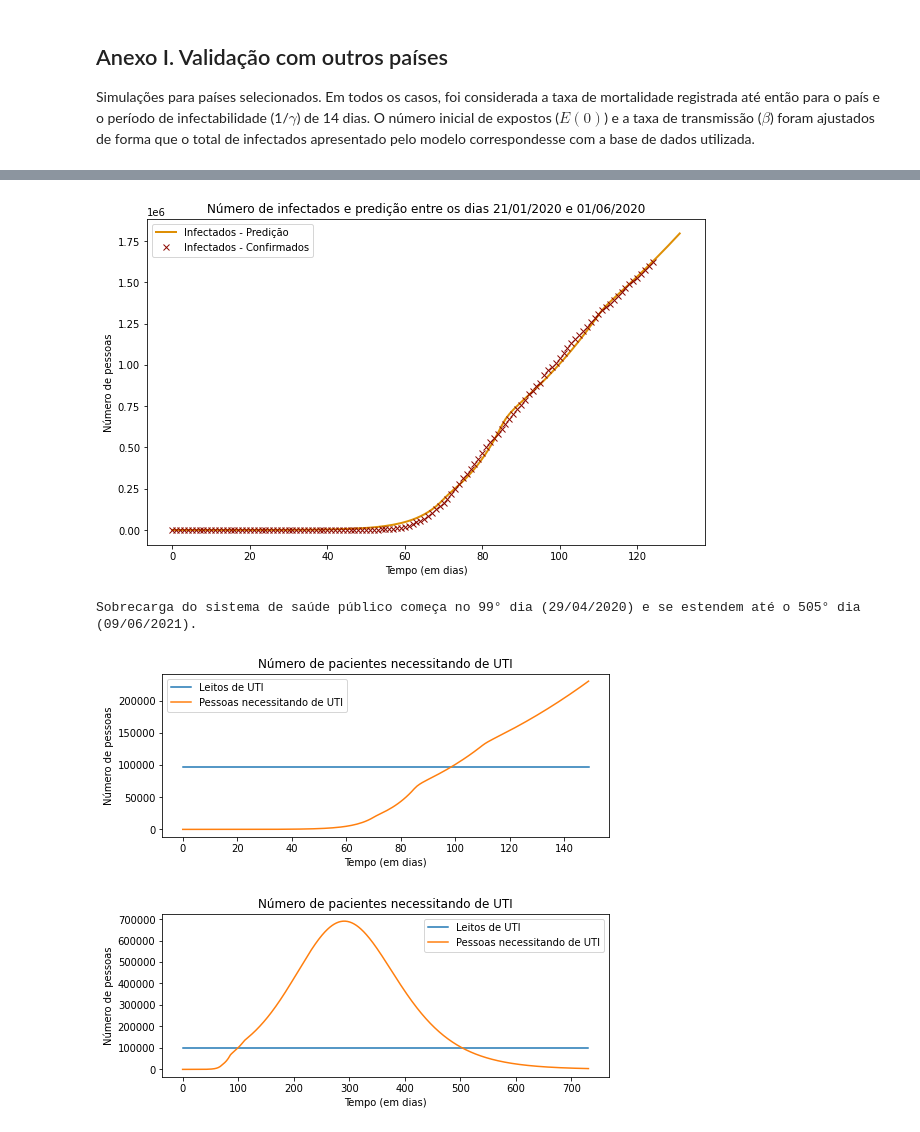
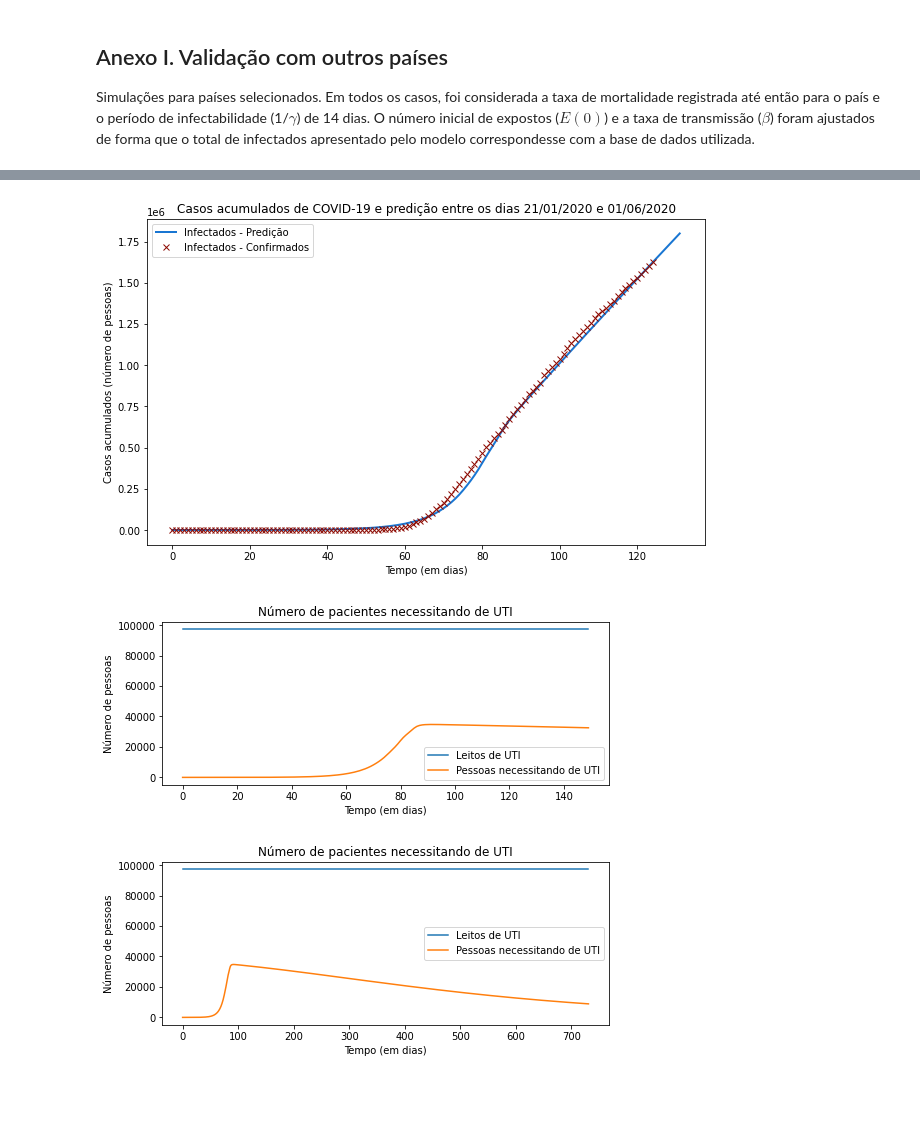
Before and after one commit to SrMouraSilva/modelagem-matematica, a Jupyter notebook: tarefa2-corona/Tarefa_3_-_Modelagem_de_doencas_infecciosas.ipynb, the cells around one changed output, grey strips where cells are left out. Drawn from its saved outputs; the diff is of its cells as text; code cells hidden in the pictures; blank space fills up the shorter version.

```diff
--- a/tarefa2-corona/Tarefa_3_-_Modelagem_de_doencas_infecciosas.ipynb
+++ b/tarefa2-corona/Tarefa_3_-_Modelagem_de_doencas_infecciosas.ipynb
@@ -583,7 +585,7 @@ dataset_ceara.head(3)
 | 15171 | Nordeste | CE | NaN | 23 | NaN | NaN | NaN | 2020-03-19 | 12 | ... |
 # %%
 def beta(t):
-    β = 0.29
+    β = 0.269
     if t < 30:
         return β
     elif 30 <= t < 46:
@@ -659,7 +661,7 @@ Para a simulação do Estado de São Paulo, os seguintes parâmetros foram utili
 | $C_\text{UTI}$ | $= 5.675$ | Sim | [Folha de São Paulo (12/05/2020)](https://www1.folha.uol.com.br/equilibrioesaude/2020/05/estados-abrem-1400-leitos-de-uti-para-covid-19-mas-ocupacao-segue-alta.shtml) |
 # %%
 def beta(t):
-    β = 0.29
+    β = 0.269
     if t < 30:
         return β
     elif 30 <= t < 50:
@@ -739,15 +741,15 @@ Para a simulação do Estado Santa Catarina, os seguintes parâmetros foram util
 | $C_\text{UTI}$ | $= 498$ | Sim | [Folha de São Paulo (12/05/2020)](https://www1.folha.uol.com.br/equilibrioesaude/2020/05/estados-abrem-1400-leitos-de-uti-para-covid-19-mas-ocupacao-segue-alta.shtml) |
 # %%
 def beta(t):
-    β = 0.29
+    β = 0.269
     if t < 27:
         return β
     elif 27 <= t < 40:
-        return β*.58
+        return β*.52
     elif 40 <= t < 48:
-        return β*.52
+        return β*.48
     else:
-        return β*.52
+        return β*.46
 
 dataset_santa_catarina = dataset.dataset_estado('SC')
 dataset_santa_catarina.head(3)
@@ -992,24 +993,24 @@ Para a adequação do modelo com os dados da Espanha, tal como na Itália, tamb
 # %%
 def beta(t):
-    β = 0.27
+    β = 0.235
     if t < 89:
         return β
     if 89 <= t < 100:
-        return β * .48
+        return β * .30
     if 100 <= t < 110:
-        return β * .36
+        return β * .18
     if 110 <= t < 120:
-        return β * .35
+        return β * .18
     else:
-        return β*.32
+        return β*.18
 
 params = Parametros(
     pais= 'Spain',
     μ = 9.213/(1000 * 365), υ = 8.265/(1000 * 365),
     β=beta, γ=1/14, ρ=dataset.mortalidade(dataset.dataset('Spain')),
     σ=1/2,
-    P_0 = 46_754_778, Y_0 = 1,
-    N_UTI = .10, C_UTI = 9.7 * 46_754_778 / 100_000,
+    P_0 = 46_754_778, Y_0 = 4,
+    N_UTI = .15, C_UTI = 9.7 * 46_754_778 / 100_000,
     numero_dias=365*2+1
 )
 
@@ -1070,14 +1071,18 @@ Comparado com os dois países europeus, a taxa de crescimento de infectados aind
 # %%
 def beta(t):
-    β = 0.27
+    β = 0.25
     if t < 70:
         return β
-    if 70 <= t < 85:
-        return β * .65
+    elif 70 <= t < 75:
+        return β * .95
+    elif 75 <= t < 80:
+        return β * .80
+    elif 80 <= t < 85:
+        return β * .53
     if 85 <= t < 110:
-        return β * .40
+        return β * .30
     else:
-        return β*.35
+        return β*.30
 
 params = Parametros(
     pais= 'United_States_of_America',
@@ -1095,7 +1100,7 @@ relatorio = simulacao.simular()
 relatorio.relatorio()
 relatorio.plot()
 relatorio.plot_necessidade_uti(primeiros_n_dias=150)
-relatorio.plot_necessidade_uti(detalhes=True)
+relatorio.plot_necessidade_uti(detalhes=False)
 # %% [output]
 ===============================
  País: United_States_of_America
@@ -1118,4 +1123,3 @@ RMSE:  17620.92348034777
-[figure, old version]
+[figure, new version]
-Sobrecarga do sistema de saúde público começa no 99° dia (29/04/2020) e se estendem até o 505° dia (09/06/2021).
-[figure, old version]
+[figure, new version]
-[figure, old version]
+[figure, new version]
```
Also changed, not shown: parts of 19 cells of this notebook, 1 other file.
